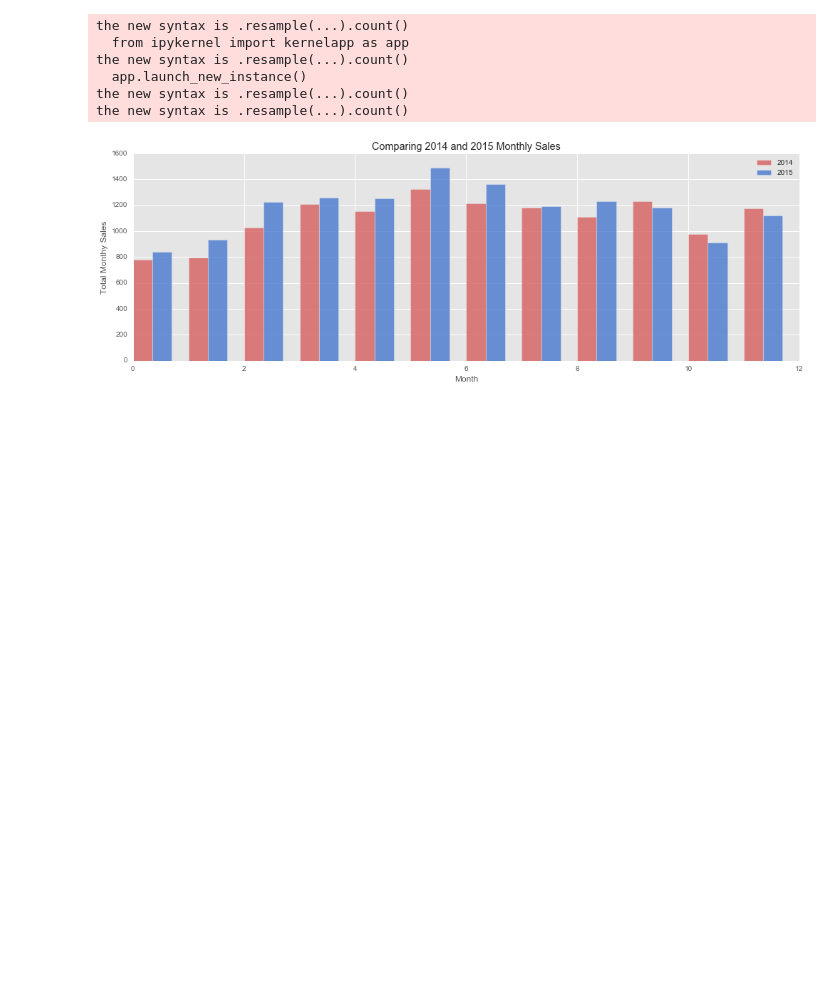
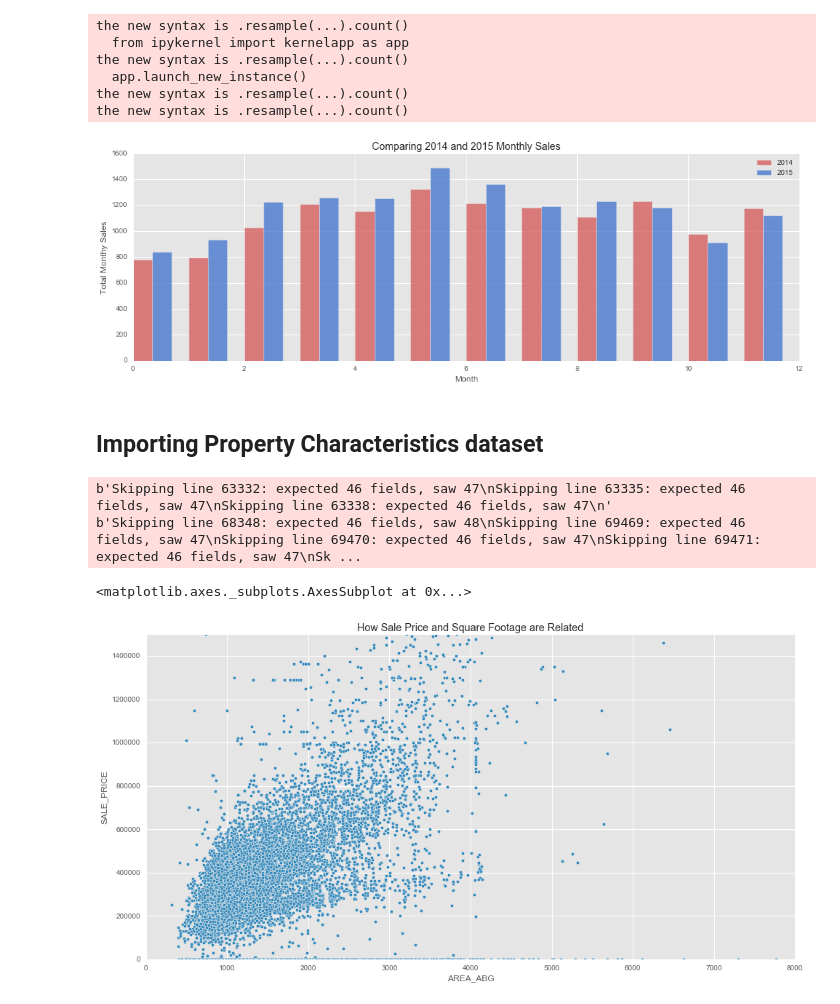
Before and after one commit to trcasey/datascience, a Jupyter notebook: 4.1 Data Story.ipynb, the cells around one changed output. Drawn from its saved outputs; the diff is of its cells as text; code cells hidden in the pictures; blank space fills up the shorter version.

Commit message:
Added timeseries plot and scatterplot

```diff
--- a/4.1 Data Story.ipynb
+++ b/4.1 Data Story.ipynb
@@ -139,3 +139,30 @@ plt.tight_layout()
 plt.show()
 # %% [output]
 [figure]
+# %% [markdown]
+## Importing Property Characteristics dataset
+# %%
+df_characteristics = pd.read_csv('datasets/real_property_residential_characteristics.csv', usecols=['PIN',
+                                                                                          'LAND_SQFT',
+                                                                                          'AREA_ABG',
+                                                                                          'BSMT_AREA',
+                                                                                          'FBSMT_SQFT',
+                                                                                          'BED_RMS',
+                                                                                          'FULL_B',
+                                                                                          'HLF_B'], error_bad_lines=False)
+# %% [output]
+b'Skipping line 63332: expected 46 fields, saw 47\nSkipping line 63335: expected 46 fields, saw 47\nSkipping line 63338: expected 46 fields, saw 47\n'
+b'Skipping line 68348: expected 46 fields, saw 48\nSkipping line 69469: expected 46 fields, saw 47\nSkipping line 69470: expected 46 fields, saw 47\nSkipping line 69471: expected 46 fields, saw 47\nSk ...
+# %%
+df_full_info = df_sales.merge(df_characteristics, how='left', on='PIN')
+# %%
+df_full_info[df_full_info.year == 2015].plot(x='AREA_ABG',
+                                             y='SALE_PRICE',
+                                             kind='scatter',
+                                             figsize=(16, 8),
+                                             xlim=(0, 8000),
+                                             ylim=(0, 1500000),
+                                             title="How Sale Price and Square Footage are Related")
+# %% [output]
+<matplotlib.axes._subplots.AxesSubplot at 0x...>
+[figure, added]
```
Also changed, not shown: parts of 3 cells of this notebook.
